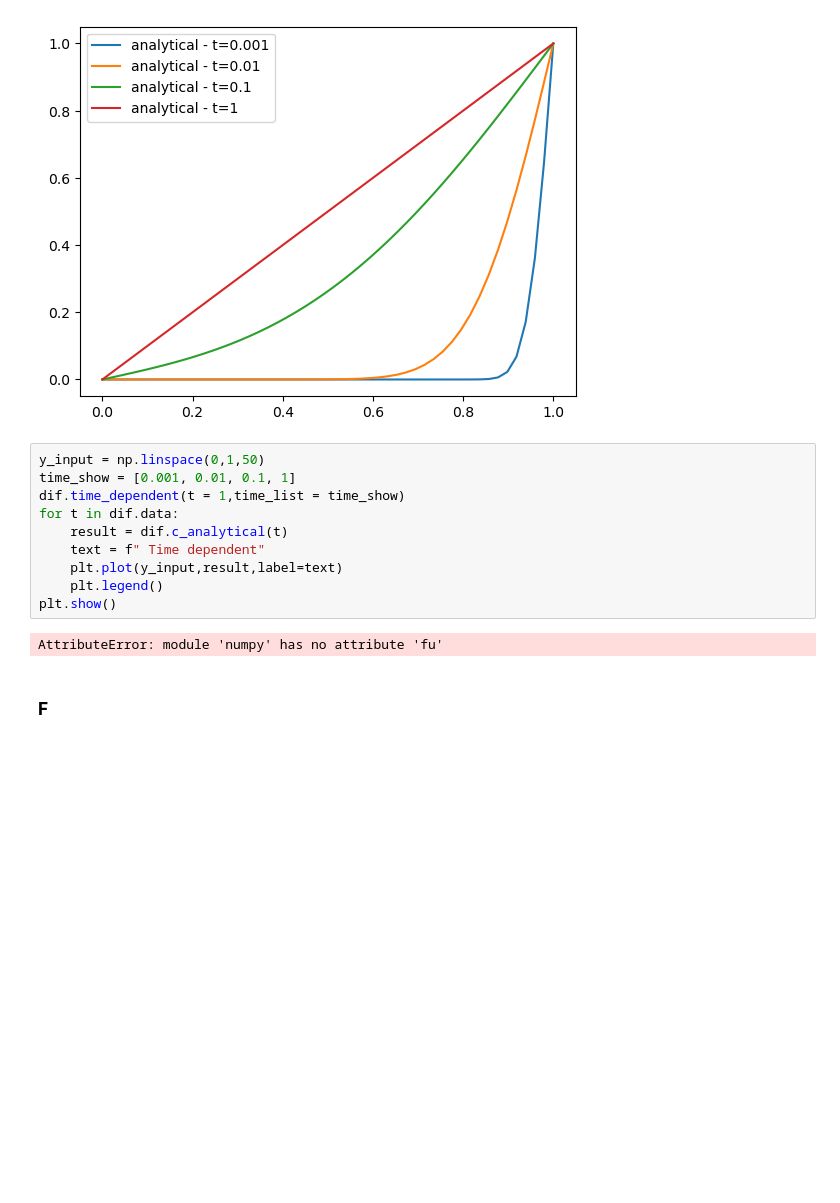
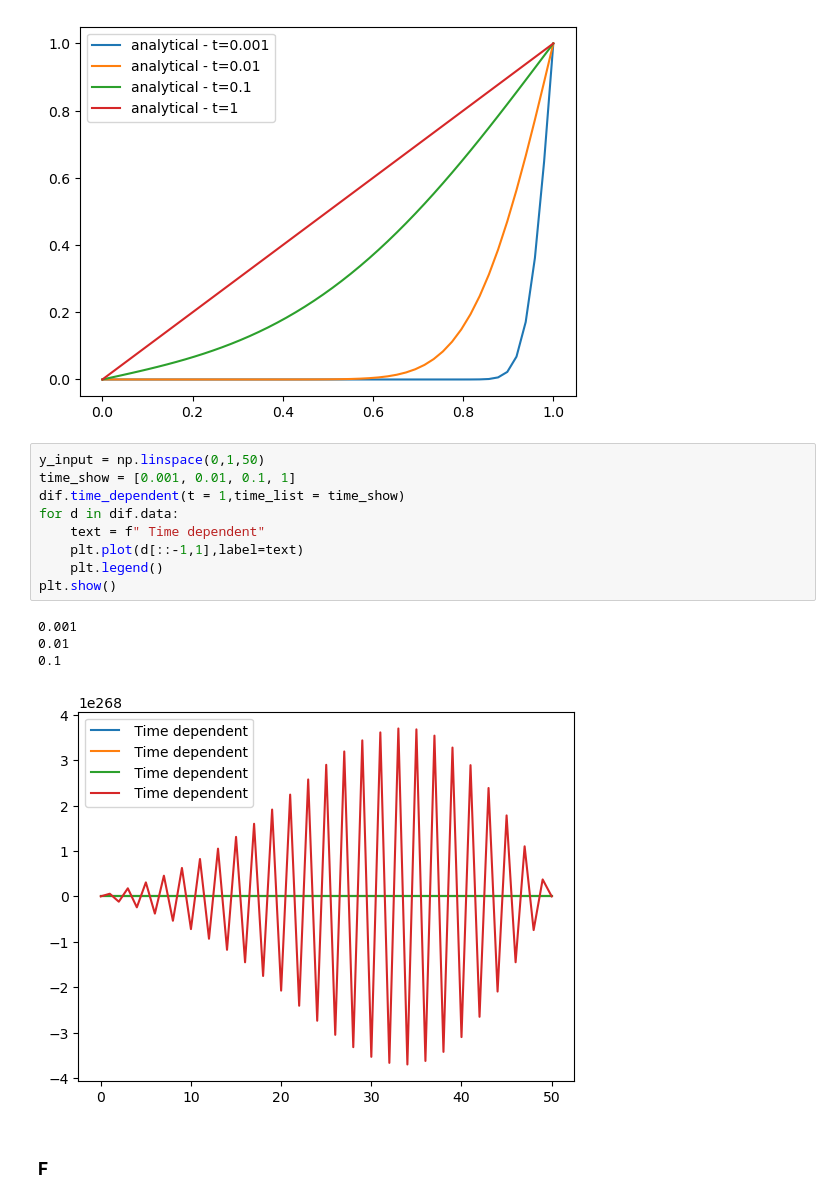
Before and after one commit to JuanSandalinas/Scientific-Computing, a Jupyter notebook: questions.ipynb, the cells around one changed output. Cells and saved outputs as stored; diff of their text form; blank space fills up the shorter version.

```diff
--- a/questions.ipynb
+++ b/questions.ipynb
@@ -109,15 +109,17 @@ plt.show()
 # %%
 y_input = np.linspace(0,1,50)
 time_show = [0.001, 0.01, 0.1, 1]
 dif.time_dependent(t = 1,time_list = time_show)
-for t in dif.data:
-    result = dif.c_analytical(t)
+for d in dif.data:
     text = f" Time dependent"
-    plt.plot(y_input,result,label=text)
+    plt.plot(d[::-1,1],label=text)
     plt.legend()
 plt.show()
 # %% [output]
-AttributeError: module 'numpy' has no attribute 'fu'
+0.001
+0.01
+0.1
+[figure, added]
 # %% [markdown]
 ### F
 # %% [markdown]
```
Also changed, not shown: 3 other files.
